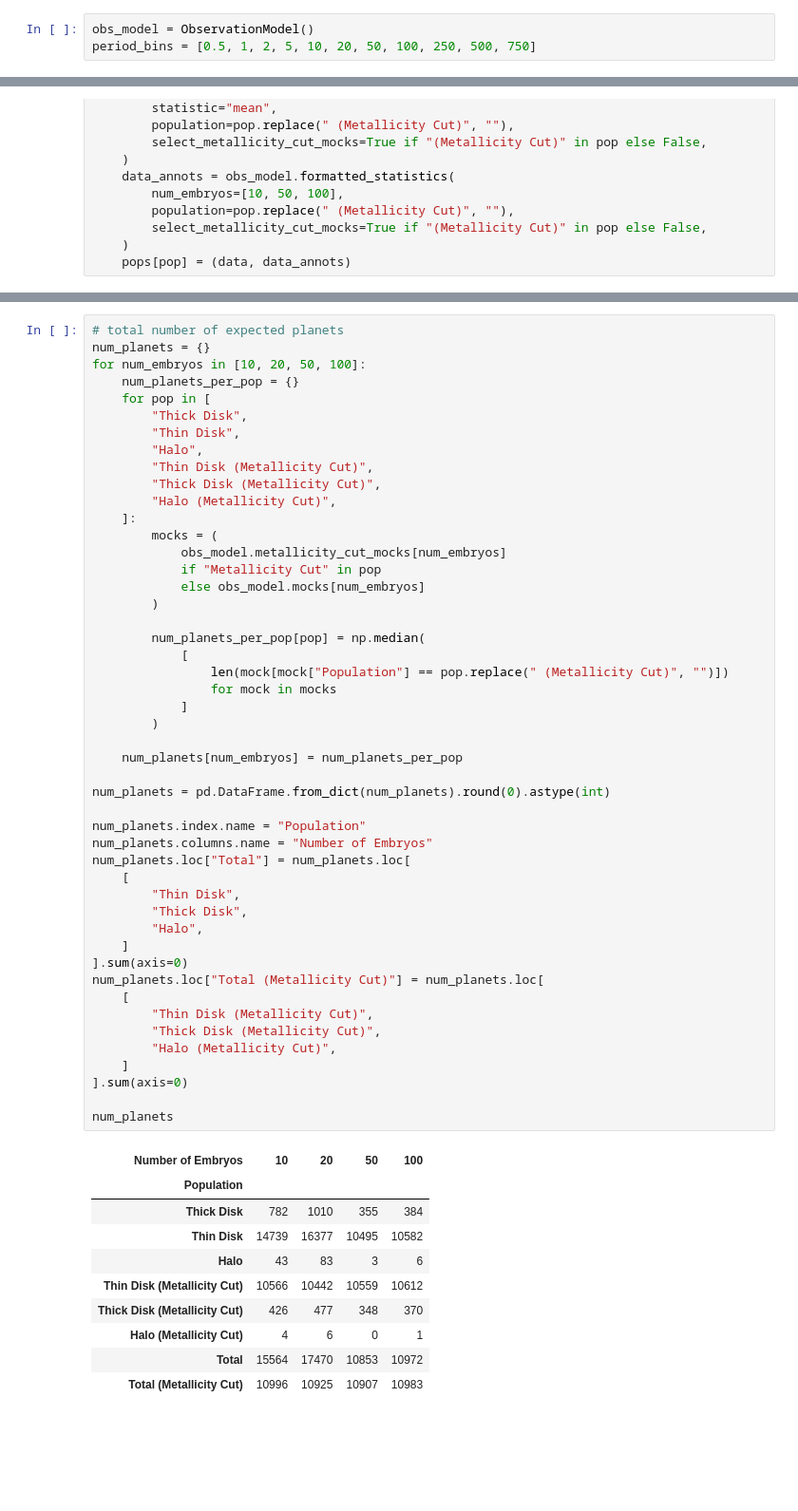
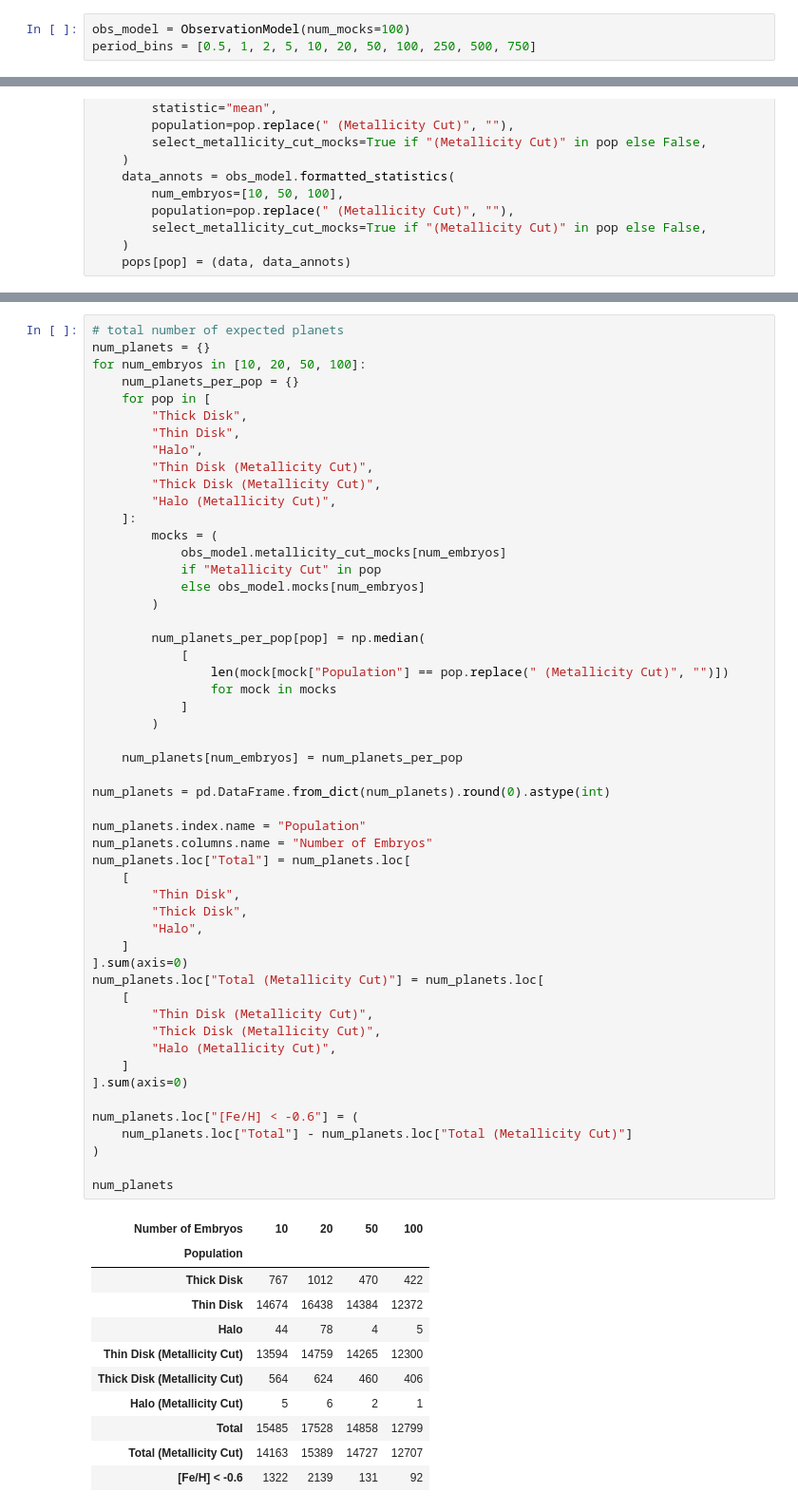
Before and after one commit to ChrisBoettner/plato, a Jupyter notebook: notebooks/08_heatmaps.ipynb, the cells around one changed output, grey strips where cells are left out. Shown at 95% size. Drawn from its saved outputs; the diff is of its cells as text; blank space fills up the shorter version.

```diff
--- a/notebooks/08_heatmaps.ipynb
+++ b/notebooks/08_heatmaps.ipynb
@@ -67,5 +67,5 @@ obs_model.save_mocks(
 # %%
-obs_model = ObservationModel()
+obs_model = ObservationModel(num_mocks=100)
 period_bins = [0.5, 1, 2, 5, 10, 20, 50, 100, 250, 500, 750]
 # %% [markdown]
 ## PLOT HEATMAPS
@@ -166,38 +166,43 @@ for num_embryos in [10, 20, 50, 100]:
                 len(mock[mock["Population"] == pop.replace(" (Metallicity Cut)", "")])
                 for mock in mocks
             ]
         )
 
     num_planets[num_embryos] = num_planets_per_pop
 
 num_planets = pd.DataFrame.from_dict(num_planets).round(0).astype(int)
 
 num_planets.index.name = "Population"
 num_planets.columns.name = "Number of Embryos"
 num_planets.loc["Total"] = num_planets.loc[
     [
         "Thin Disk",
         "Thick Disk",
         "Halo",
     ]
 ].sum(axis=0)
 num_planets.loc["Total (Metallicity Cut)"] = num_planets.loc[
     [
         "Thin Disk (Metallicity Cut)",
         "Thick Disk (Metallicity Cut)",
         "Halo (Metallicity Cut)",
     ]
 ].sum(axis=0)
 
+num_planets.loc["[Fe/H] < -0.6"] = (
+    num_planets.loc["Total"] - num_planets.loc["Total (Metallicity Cut)"]
+)
+
 num_planets
 # %% [output]
 | Number of Embryos | 10 | 20 | 50 | 100 |
 | Population |  |  |  |  |
-| Thick Disk | 782 | 1010 | 355 | 384 |
-| Thin Disk | 14739 | 16377 | 10495 | 10582 |
-| Halo | 43 | 83 | 3 | 6 |
-| Thin Disk (Metallicity Cut) | 10566 | 10442 | 10559 | 10612 |
-| Thick Disk (Metallicity Cut) | 426 | 477 | 348 | 370 |
-| Halo (Metallicity Cut) | 4 | 6 | 0 | 1 |
-| Total | 15564 | 17470 | 10853 | 10972 |
-| Total (Metallicity Cut) | 10996 | 10925 | 10907 | 10983 |
+| Thick Disk | 767 | 1012 | 470 | 422 |
+| Thin Disk | 14674 | 16438 | 14384 | 12372 |
+| Halo | 44 | 78 | 4 | 5 |
+| Thin Disk (Metallicity Cut) | 13594 | 14759 | 14265 | 12300 |
+| Thick Disk (Metallicity Cut) | 564 | 624 | 460 | 406 |
+| Halo (Metallicity Cut) | 5 | 6 | 2 | 1 |
+| Total | 15485 | 17528 | 14858 | 12799 |
+| Total (Metallicity Cut) | 14163 | 15389 | 14727 | 12707 |
+| [Fe/H] < -0.6 | 1322 | 2139 | 131 | 92 |
```
Also changed, not shown: parts of 8 cells of this notebook, 11 other files.
